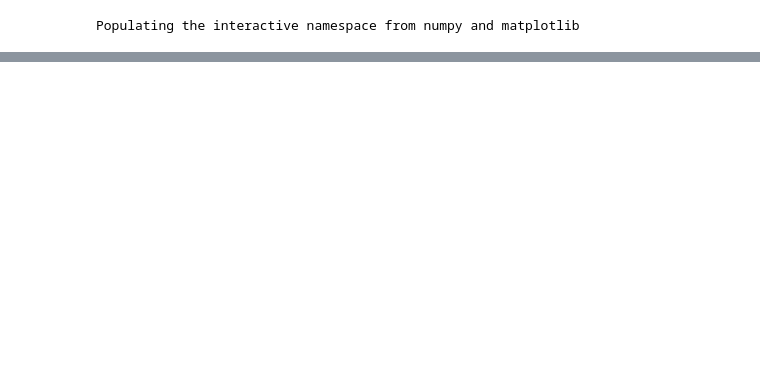
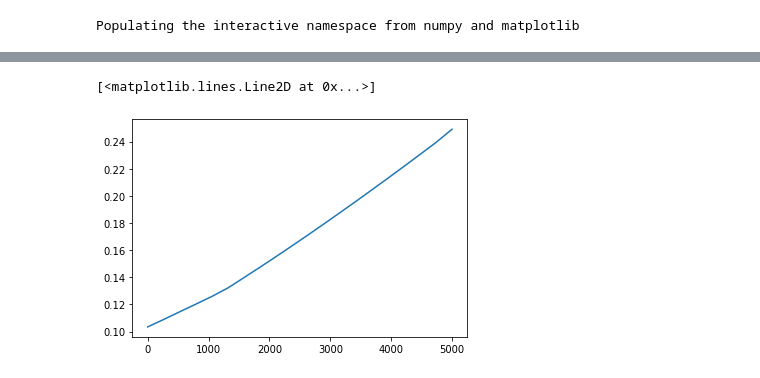
Before and after one commit to CovingtonResearchGroup/champ, a Jupyter notebook: CO2_1D_test.ipynb, the cells around one changed output, grey strips where cells are left out. Saved outputs shown, nothing was run; the diff lists cells and outputs as text; code cells hidden in the pictures; blank space fills up the shorter version.

```diff
--- a/CO2_1D_test.ipynb
+++ b/CO2_1D_test.ipynb
@@ -52,0 +65,5 @@ plot(xmid,sim.fd_mids)
+# %%
+plot(x,sim.F)
+# %% [output]
+[<matplotlib.lines.Line2D at 0x...>]
+[figure, added]
```
Also changed, not shown: parts of 11 cells of this notebook, 1 other file.
